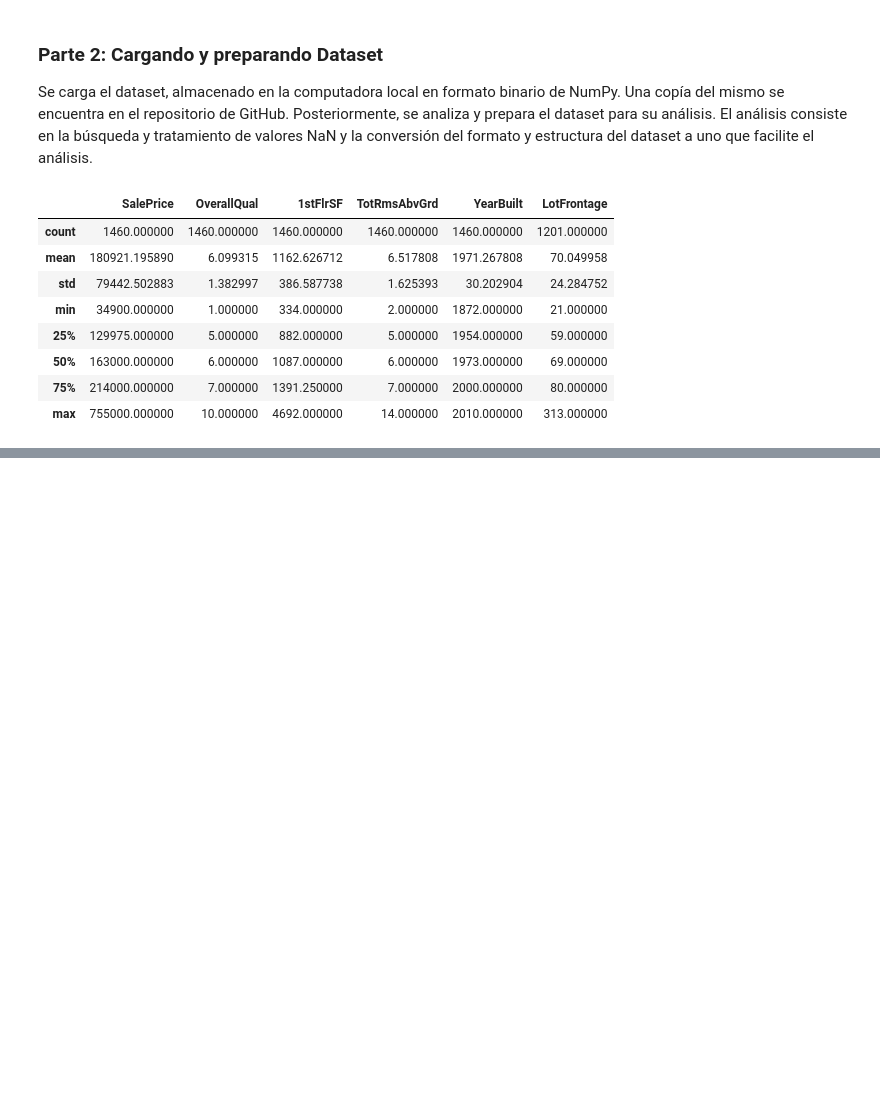
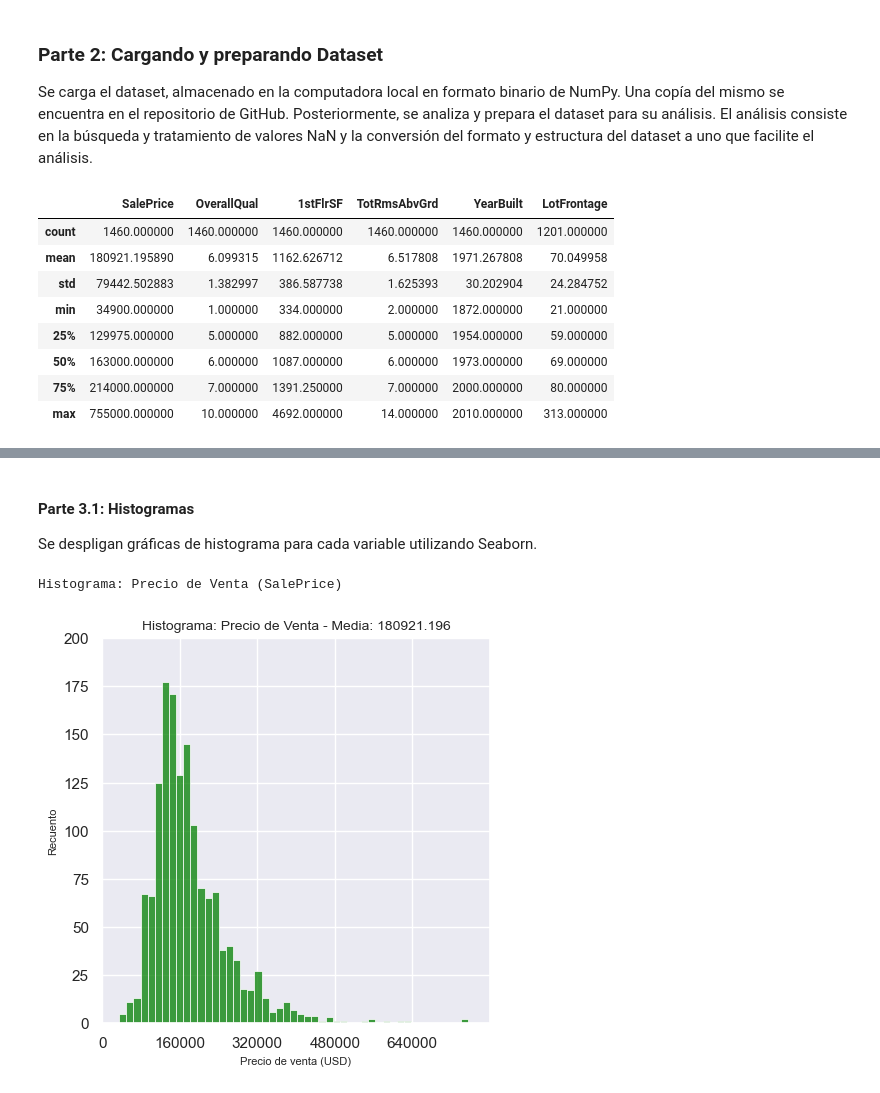
Before and after one commit to sergiocds/cdpython_proyecto1, a Jupyter notebook: proyecto1.ipynb, the cells around one changed output, grey strips where cells are left out. Cells and saved outputs as stored; diff of their text form; code cells hidden in the pictures; blank space fills up the shorter version.

```diff
--- a/proyecto1.ipynb
+++ b/proyecto1.ipynb
@@ -331,3 +331,11 @@ median_dataset=np.array(dataset_pd.median(axis=0,skipna=True))
 # esta variable del array de medianas (posición 5). El dataset con los valores NaN eliminados se guarda en
 # un nuevo array de NumPy.
 dataset_fix=np.where(np.isnan(dataset),median_dataset[5],dataset)
+
+# El dataset corregido para eliminar los valores NaN se copía a un DataFrame
+dataset_pd_fix=pd.DataFrame(dataset_fix,columns=['SalePrice','OverallQual','1stFlrSF','TotRmsAbvGrd','YearBuilt','LotFrontage'])
+
+# Se obtiene la información del DataFrame recién creado para validar que los NaN han sido corregidos para
+# la variable LotFrontage. Se puede observar que esta variable ya cuenta con un total de 1460 datos, que
+# corresponde al total de observaciones del dataset.
+dataset_pd_fix.info()
@@ -333,0 +370,13 @@ dataset_fix=np.where(np.isnan(dataset),median_dataset[5],dataset)
+# %%
+# Se calculan las parámetros estadísticos del dataset solicitadas a partir del DataFrame que
+# contiene los datos corregidos para eliminar los Nan (dataset_pd_fix)
+
+# Parámetros estadísticos
+# Creando un dataframe para almacenar los resultados
+stats=pd.DataFrame({'Media':np.mean(dataset_fix,axis=0),
+               'Valor máximo':np.max(dataset_fix,axis=0),
+               'Valor mínimo':np.min(dataset_fix,axis=0),
+               'Rango (peak to peak)':np.ptp(dataset_fix,axis=0),
+               'Desviación estándar':np.std(dataset_fix,axis=0)},
+               index=['SalePrice','OverallQual','1stFlrSF','TotRmsAbvGrd','YearBuilt','LotFrontage'])
+stats
@@ -333,0 +391,26 @@ dataset_fix=np.where(np.isnan(dataset),median_dataset[5],dataset)
+# %% [markdown]
+#### Parte 3.1: Histogramas
+
+Se despligan gráficas de histograma para cada variable utilizando Seaborn.
+# %%
+# Histograma de variable SalePrice, Precio de Venta
+
+# Definiendo estilo y tamaño del gráfico
+sns.set_theme(style="darkgrid")
+sns.set(rc = {'figure.figsize':(5,5)})
+
+# Definiendo gráfico
+sns.histplot(dataset_pd_fix['SalePrice'],color='green')
+
+# Definiendo atributos del gráfico
+titulo='Histograma: Precio de Venta - Media: '+str(round((stats.loc['SalePrice']['Media'].item()),3))
+plt.title(titulo,fontsize=10)
+plt.xlabel('Precio de venta (USD)',fontsize=8)
+plt.ylabel('Recuento', fontsize=8)
+plt.xlim(0,800000)
+plt.xticks(np.arange(0,800000,160000))
+plt.ylim(0,200)
+print('Histograma: Precio de Venta (SalePrice)')
+# %% [output]
+Histograma: Precio de Venta (SalePrice)
+[figure, added]
```
Also changed, not shown: parts of 20 cells of this notebook.
